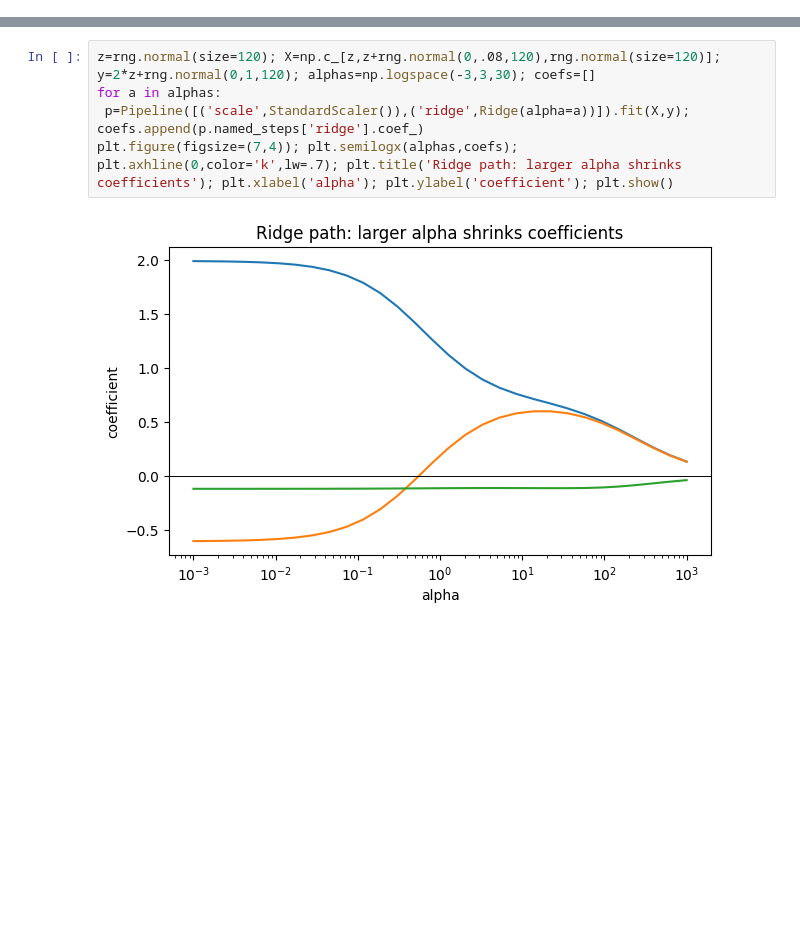
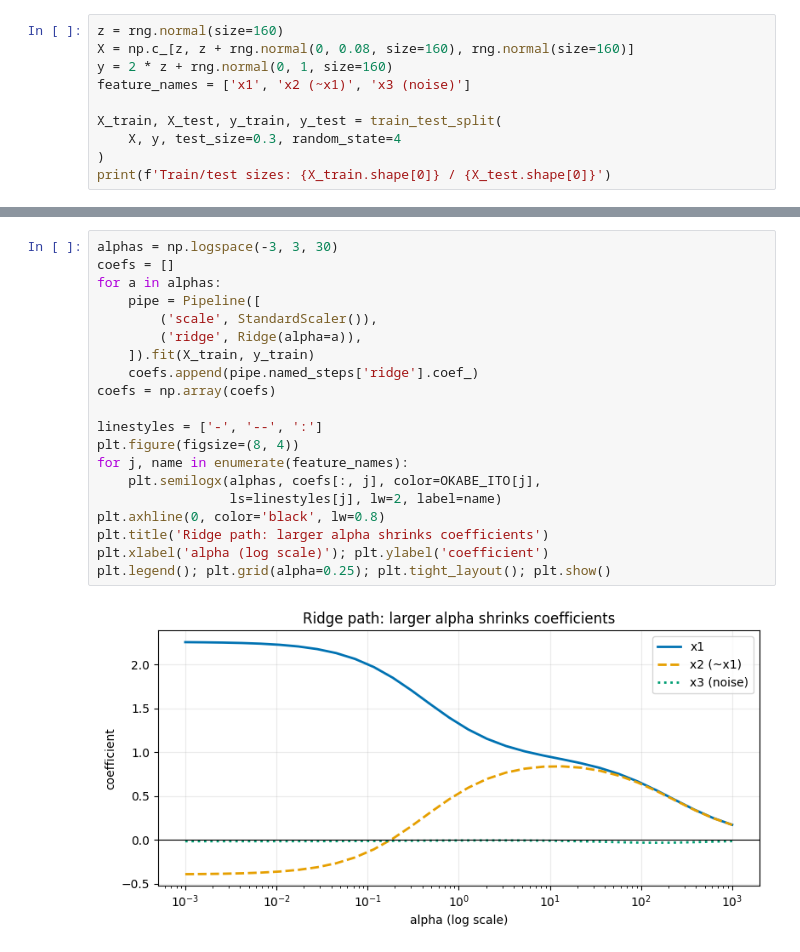
Before and after one commit to Ramu-DE/Linermodel, a Jupyter notebook: notebooks/02_ridge_regression.ipynb, the cells around one changed output, grey strips where cells are left out. Saved outputs shown, nothing was run; the diff lists cells and outputs as text; blank space fills up the shorter version.

```diff
--- a/notebooks/02_ridge_regression.ipynb
+++ b/notebooks/02_ridge_regression.ipynb
@@ -15,0 +52,10 @@ rng=np.random.default_rng(42)
+# %%
+z = rng.normal(size=160)
+X = np.c_[z, z + rng.normal(0, 0.08, size=160), rng.normal(size=160)]
+y = 2 * z + rng.normal(0, 1, size=160)
+feature_names = ['x1', 'x2 (~x1)', 'x3 (noise)']
+
+X_train, X_test, y_train, y_test = train_test_split(
+    X, y, test_size=0.3, random_state=4
+)
+print(f'Train/test sizes: {X_train.shape[0]} / {X_test.shape[0]}')
@@ -16,7 +67,22 @@ rng=np.random.default_rng(42)
 # %%
-z=rng.normal(size=120); X=np.c_[z,z+rng.normal(0,.08,120),rng.normal(size=120)]; y=2*z+rng.normal(0,1,120); alphas=np.logspace(-3,3,30); coefs=[]
+alphas = np.logspace(-3, 3, 30)
+coefs = []
 for a in alphas:
- p=Pipeline([('scale',StandardScaler()),('ridge',Ridge(alpha=a))]).fit(X,y); coefs.append(p.named_steps['ridge'].coef_)
-plt.figure(figsize=(7,4)); plt.semilogx(alphas,coefs); plt.axhline(0,color='k',lw=.7); plt.title('Ridge path: larger alpha shrinks coefficients'); plt.xlabel('alpha'); plt.ylabel('coefficient'); plt.show()
+    pipe = Pipeline([
+        ('scale', StandardScaler()),
+        ('ridge', Ridge(alpha=a)),
+    ]).fit(X_train, y_train)
+    coefs.append(pipe.named_steps['ridge'].coef_)
+coefs = np.array(coefs)
+
+linestyles = ['-', '--', ':']
+plt.figure(figsize=(8, 4))
+for j, name in enumerate(feature_names):
+    plt.semilogx(alphas, coefs[:, j], color=OKABE_ITO[j],
+                 ls=linestyles[j], lw=2, label=name)
+plt.axhline(0, color='black', lw=0.8)
+plt.title('Ridge path: larger alpha shrinks coefficients')
+plt.xlabel('alpha (log scale)'); plt.ylabel('coefficient')
+plt.legend(); plt.grid(alpha=0.25); plt.tight_layout(); plt.show()
 # %% [output]
-[figure, old version]
+[figure, new version]
```
Also changed, not shown: parts of 14 cells of this notebook, 6 other files.
